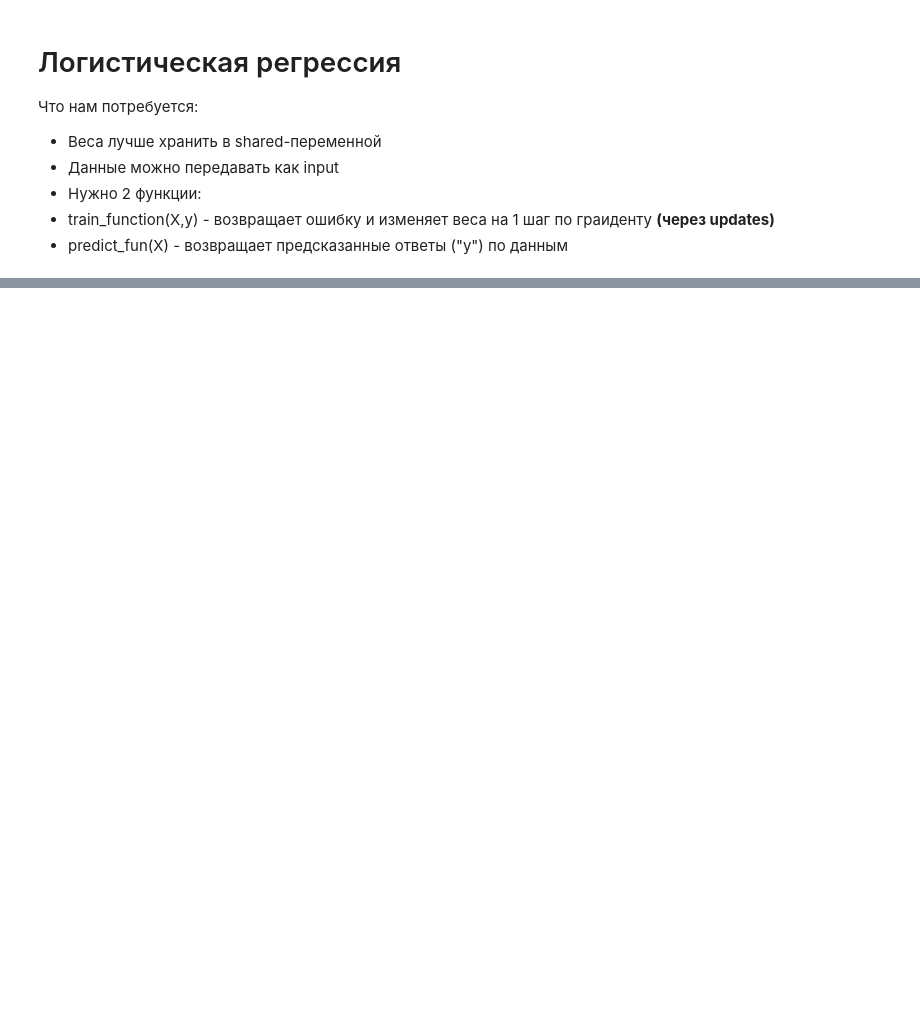
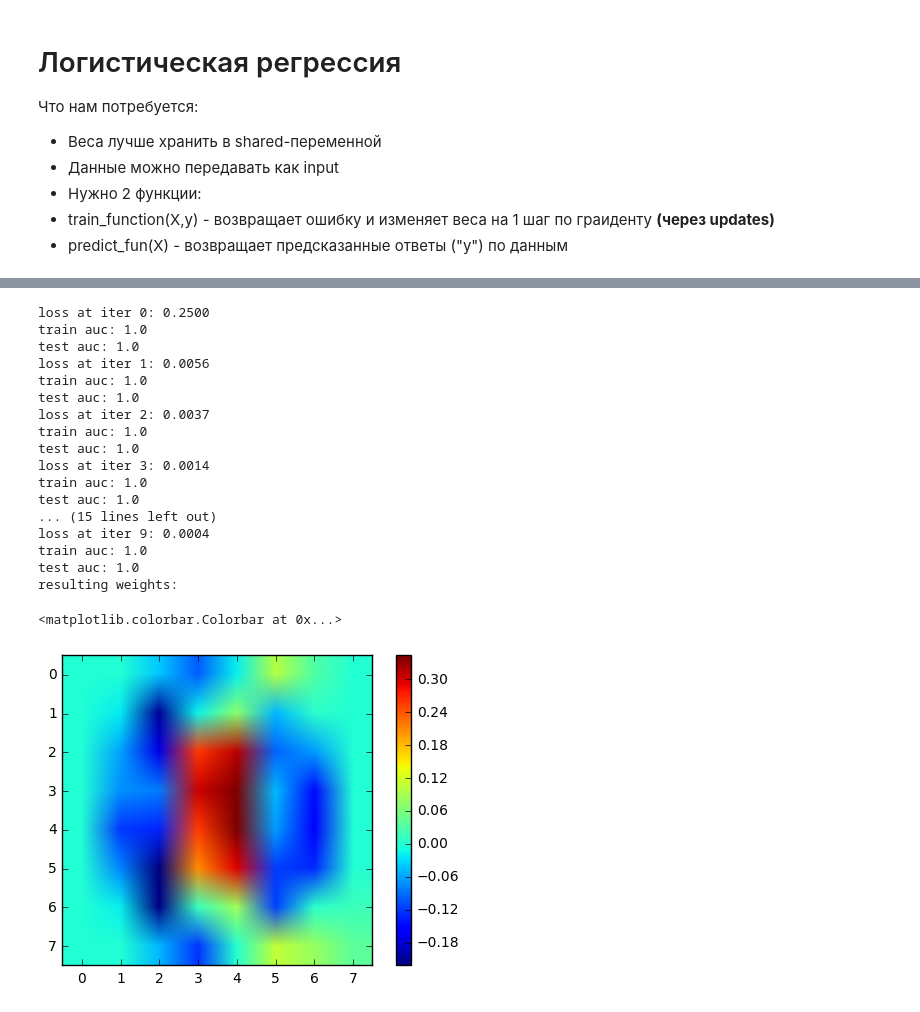
Before and after one commit to re9ulus/MIPT_Data_Mining_In_Action_2016, a Jupyter notebook: trends/hw1/theano.ipynb, the cells around one changed output, grey strips where cells are left out. Saved outputs shown, nothing was run; the diff lists cells and outputs as text; code cells hidden in the pictures; blank space fills up the shorter version.

```diff
--- a/trends/hw1/theano.ipynb
+++ b/trends/hw1/theano.ipynb
@@ -377,21 +407,20 @@ print X[:3]
 # %%
 # переменные и входы
-shared_weights = <твой код>
-input_X = <твой код>
-input_y = <твой код>
+shared_weights = theano.shared(np.zeros(64, dtype='float64')) #<твой код>
+input_X = T.matrix('Input matrix', dtype='float64') #<твой код>
+input_y = T.vector('Target vector', dtype='float64') #<твой код>
 # %%
-predicted_y = <предсказание логрегрессии на input_X (вероятность класса)>
-loss = <логистическая ошибка (число - среднее по выборке)>
-
-grad = <градиент loss по весам модели>
-
-
+predicted_y = T.nnet.sigmoid(input_X.dot(shared_weights)) # <предсказание логрегрессии на input_X (вероятность класса)>
+loss = T.sum(T.sqr((input_y - predicted_y))) / predicted_y.size #<логистическая ошибка (число - среднее по выборке)>
+grad = theano.grad(loss, shared_weights) # <градиент loss по весам модели>
 
 updates = {
-    shared_weights: <новое значение весов после шага градиентного спуска>
+    shared_weights: shared_weights - 0.2 * grad # <новое значение весов после шага градиентного спуска>
 }
 # %%
-train_function = <функция, которая по X и Y возвращает ошибку и обновляет веса>
-predict_function = <функция, которая по X считает предсказание для y>
+# <функция, которая по X и Y возвращает ошибку и обновляет веса>
+train_function = theano.function(inputs=[input_X, input_y], outputs=loss, updates=updates)
+# <функция, которая по X считает предсказание для y>
+predict_function = theano.function(inputs=[input_X], outputs=predicted_y)
 # %%
 from sklearn.cross_validation import train_test_split
@@ -399,13 +428,36 @@ X_train,X_test,y_train,y_test = train_test_split(X,y)
 # %%
 from sklearn.metrics import roc_auc_score
 
-for i in range(5):
-    loss_i = train_function(X_train,y_train)
-    print "loss at iter %i:%.4f"%(i,loss_i)
-    print "train auc:",roc_auc_score(y_train,predict_function(X_train))
-    print "test auc:",roc_auc_score(y_test,predict_function(X_test))
+shared_weights.set_value(np.zeros(64, dtype='float64'))
+
+for i in range(10):
+    loss_i = train_function(X_train, y_train)
+#     print(shared_weights.get_value())
+    print('loss at iter %i: %.4f' % (i, loss_i))
+    print('train auc:', roc_auc_score(y_train, predict_function(X_train)))
+    print('test auc:', roc_auc_score(y_test, predict_function(X_test)))
 
 
-print "resulting weights:"
-plt.imshow(shared_weights.get_value().reshape(8,-1))
+print('resulting weights: ')
+plt.imshow(shared_weights.get_value().reshape(8, -1))
 plt.colorbar()
+# %% [output]
+loss at iter 0: 0.2500
+train auc: 1.0
+test auc: 1.0
+loss at iter 1: 0.0056
+train auc: 1.0
+test auc: 1.0
+loss at iter 2: 0.0037
+train auc: 1.0
+test auc: 1.0
+loss at iter 3: 0.0014
+train auc: 1.0
+test auc: 1.0
+... (15 lines left out)
+loss at iter 9: 0.0004
+train auc: 1.0
+test auc: 1.0
+resulting weights:
+<matplotlib.colorbar.Colorbar at 0x...>
+[figure, added]
```
Also changed, not shown: parts of 16 cells of this notebook.
